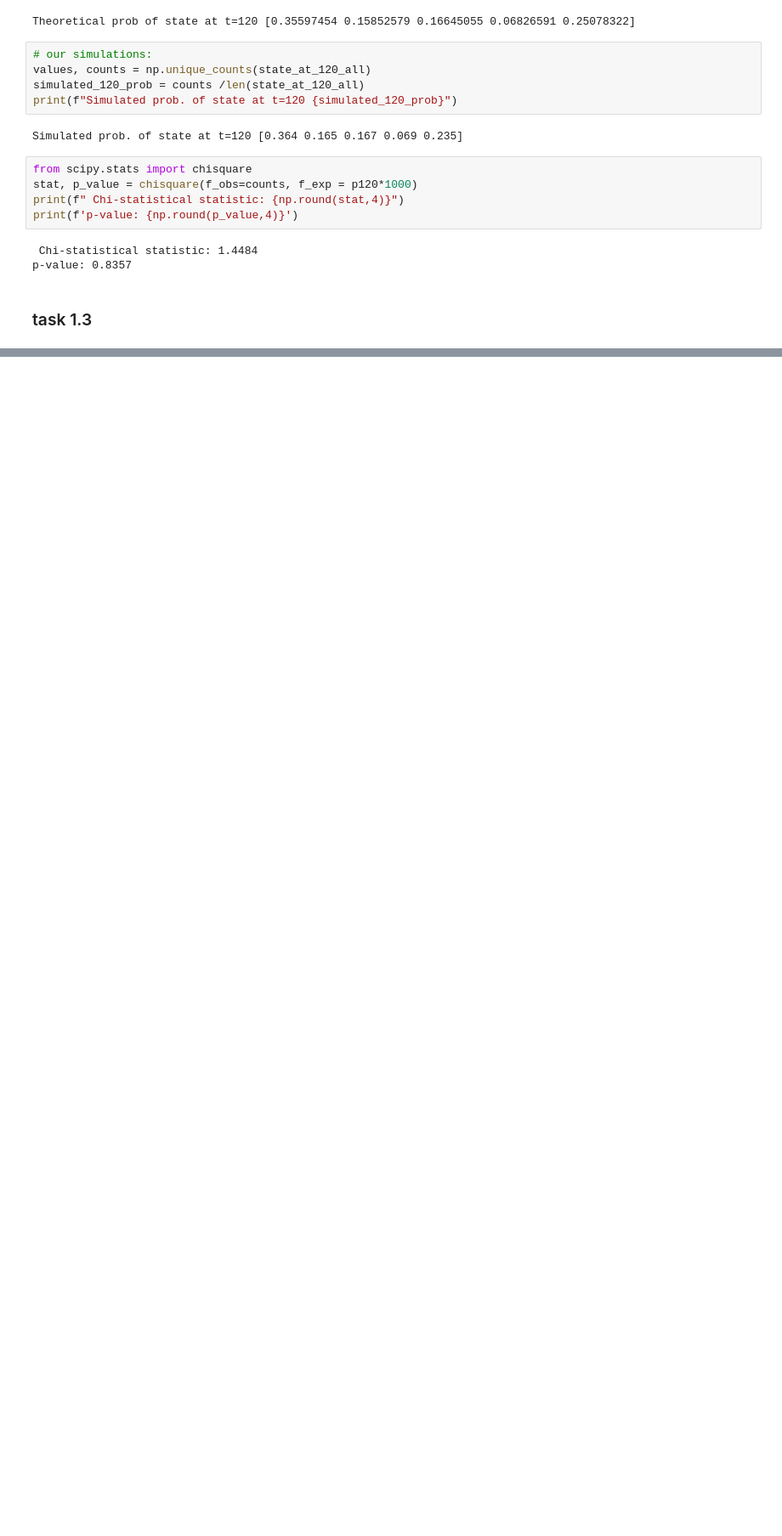
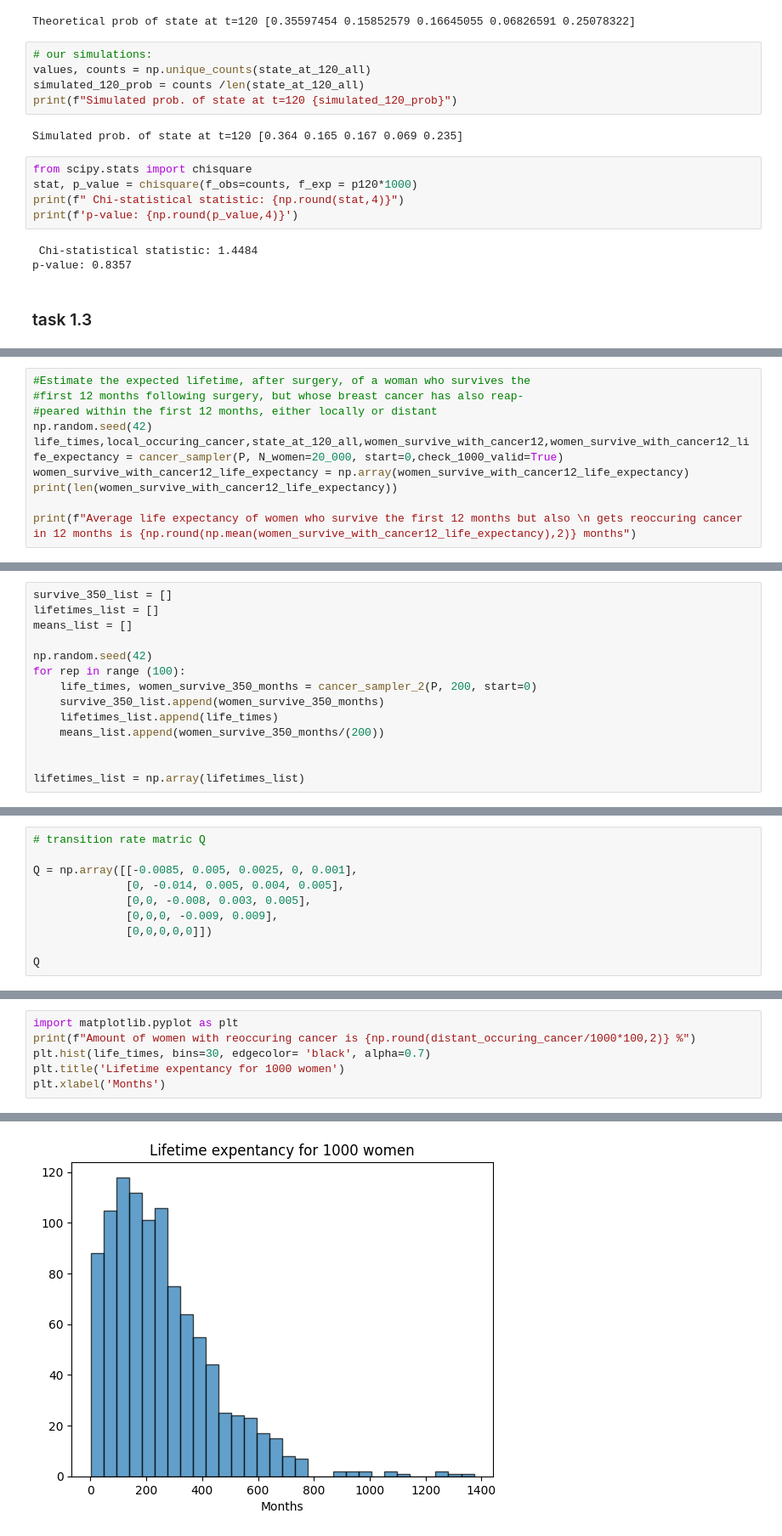
Before and after one commit to markus1573/stokastisk-simulering, a Jupyter notebook: Mathilde/Project1/Project_code1.ipynb, the cells around one changed output, grey strips where cells are left out. Shown at 85% size. Cells and saved outputs as stored; diff of their text form; blank space fills up the shorter version.

```diff
--- a/Mathilde/Project1/Project_code1.ipynb
+++ b/Mathilde/Project1/Project_code1.ipynb
@@ -157,0 +207,10 @@ array([[1., 0., 0., 0.],
+# %%
+#Estimate the expected lifetime, after surgery, of a woman who survives the
+#first 12 months following surgery, but whose breast cancer has also reap-
+#peared within the first 12 months, either locally or distant
+np.random.seed(42)
+life_times,local_occuring_cancer,state_at_120_all,women_survive_with_cancer12,women_survive_with_cancer12_life_expectancy = cancer_sampler(P, N_women=20_000, start=0,check_1000_valid=True)
+women_survive_with_cancer12_life_expectancy = np.array(women_survive_with_cancer12_life_expectancy)
+print(len(women_survive_with_cancer12_life_expectancy))
+
+print(f"Average life expectancy of women who survive the first 12 months but also \n gets reoccuring cancer in 12 months is {np.round(np.mean(women_survive_with_cancer12_life_expectancy),2)} months")
@@ -157,0 +249,14 @@ array([[1., 0., 0., 0.],
+# %%
+survive_350_list = []
+lifetimes_list = []
+means_list = []
+
+np.random.seed(42)
+for rep in range (100):
+    life_times, women_survive_350_months = cancer_sampler_2(P, 200, start=0)
+    survive_350_list.append(women_survive_350_months)
+    lifetimes_list.append(life_times)
+    means_list.append(women_survive_350_months/(200))
+
+
+lifetimes_list = np.array(lifetimes_list)
@@ -157,0 +298,10 @@ array([[1., 0., 0., 0.],
+# %%
+# transition rate matric Q
+
+Q = np.array([[-0.0085, 0.005, 0.0025, 0, 0.001],
+              [0, -0.014, 0.005, 0.004, 0.005],
+              [0,0, -0.008, 0.003, 0.005],
+              [0,0,0, -0.009, 0.009],
+              [0,0,0,0,0]])
+
+Q
@@ -157,0 +372,7 @@ array([[1., 0., 0., 0.],
+# %%
+import matplotlib.pyplot as plt
+print(f"Amount of women with reoccuring cancer is {np.round(distant_occuring_cancer/1000*100,2)} %")
+plt.hist(life_times, bins=30, edgecolor= 'black', alpha=0.7)
+plt.title('Lifetime expentancy for 1000 women')
+plt.xlabel('Months')
+# %% [output]
@@ -157,0 +381 @@ array([[1., 0., 0., 0.],
+[figure, added]
```
Also changed, not shown: parts of 26 cells of this notebook.
